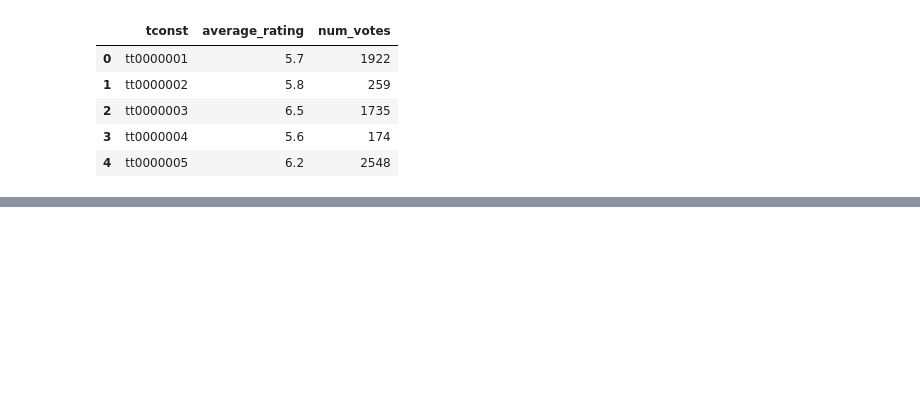
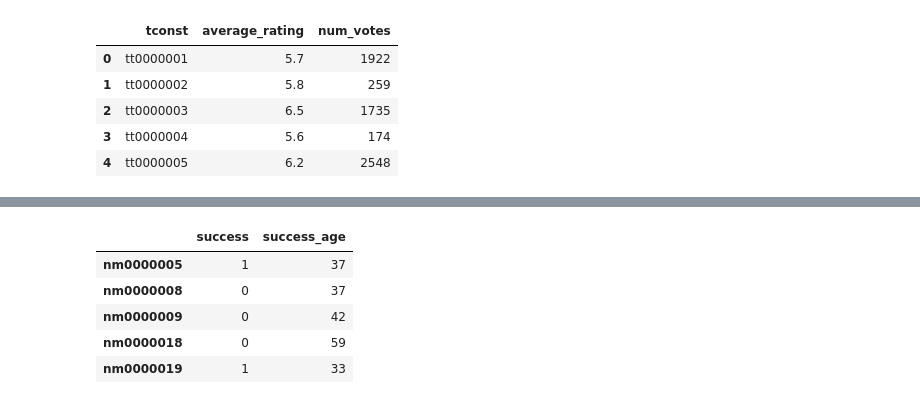
Before and after one commit to epfl-ada/ada-2022-project-zozoz, a Jupyter notebook: src/final.ipynb, the cells around one changed output, grey strips where cells are left out. Saved outputs shown, nothing was run; the diff lists cells and outputs as text; code cells hidden in the pictures; blank space fills up the shorter version.

```diff
--- a/src/final.ipynb
+++ b/src/final.ipynb
@@ -46,0 +78,20 @@ fig.savefig('../docs/static/plots/ratings_distribution.png', bbox_inches='tight'
+# %%
+directors = {}
+for director, group in movie_director.groupby(['director_id', 'success']):
+    if director[1] == 1:
+        directors[director[0]] = [1, group["director_age"].min()]
+    else:
+        if director[0] in directors:
+            continue
+        else:
+            directors[director[0]] = [0, group["director_age"].max()]
+director_km = pd.DataFrame(directors).transpose()
+director_km.rename(columns={director_km.columns[0]: 'success', director_km.columns[1]: 'success_age'}, inplace=True)
+director_km.head()
+# %% [output]
+|  | success | success_age |
+| nm0000005 | 1 | 37 |
+| nm0000008 | 0 | 37 |
+| nm0000009 | 0 | 42 |
+| nm0000018 | 0 | 59 |
+| nm0000019 | 1 | 33 |
```
Also changed, not shown: parts of 7 cells of this notebook, 2 other files.
